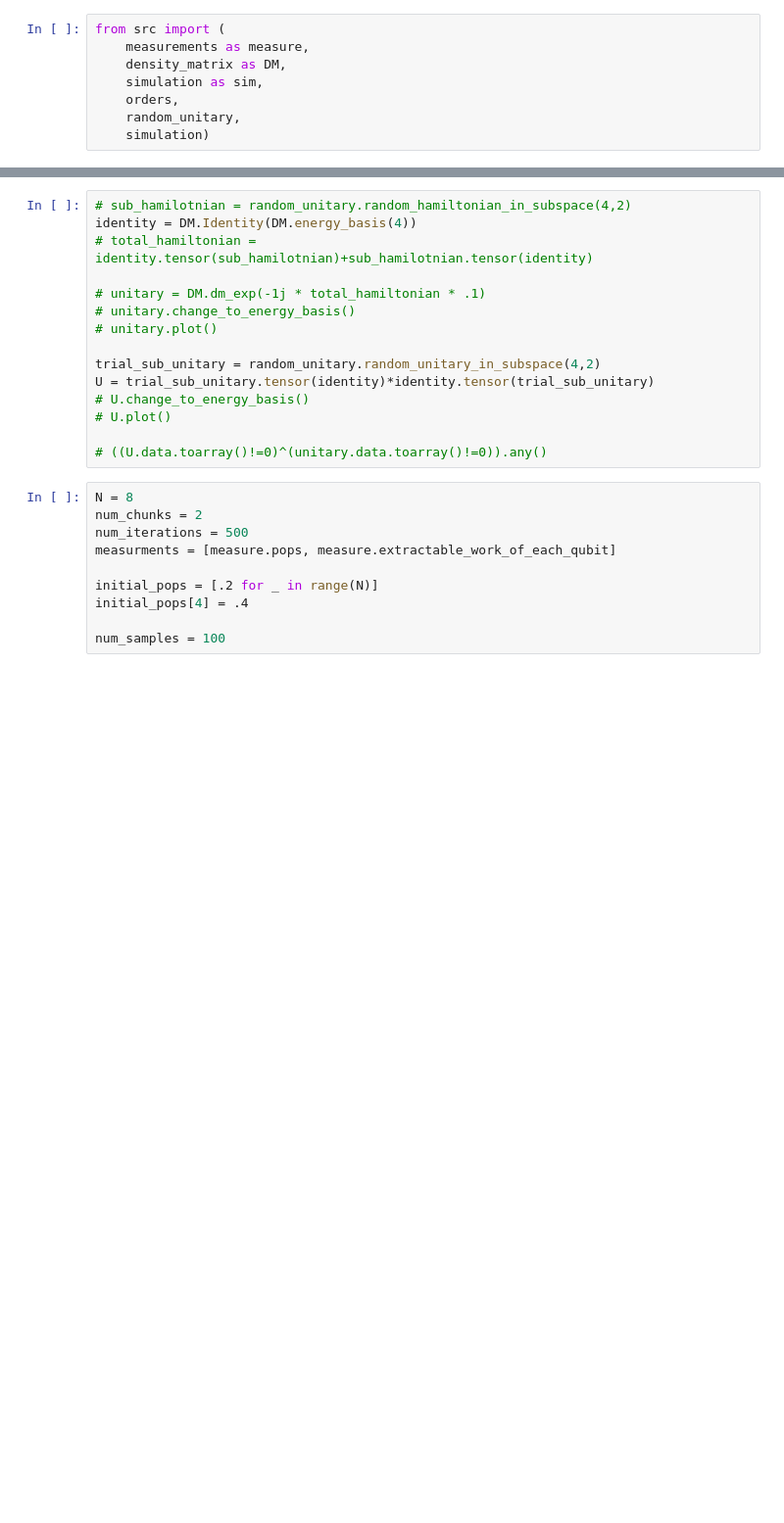
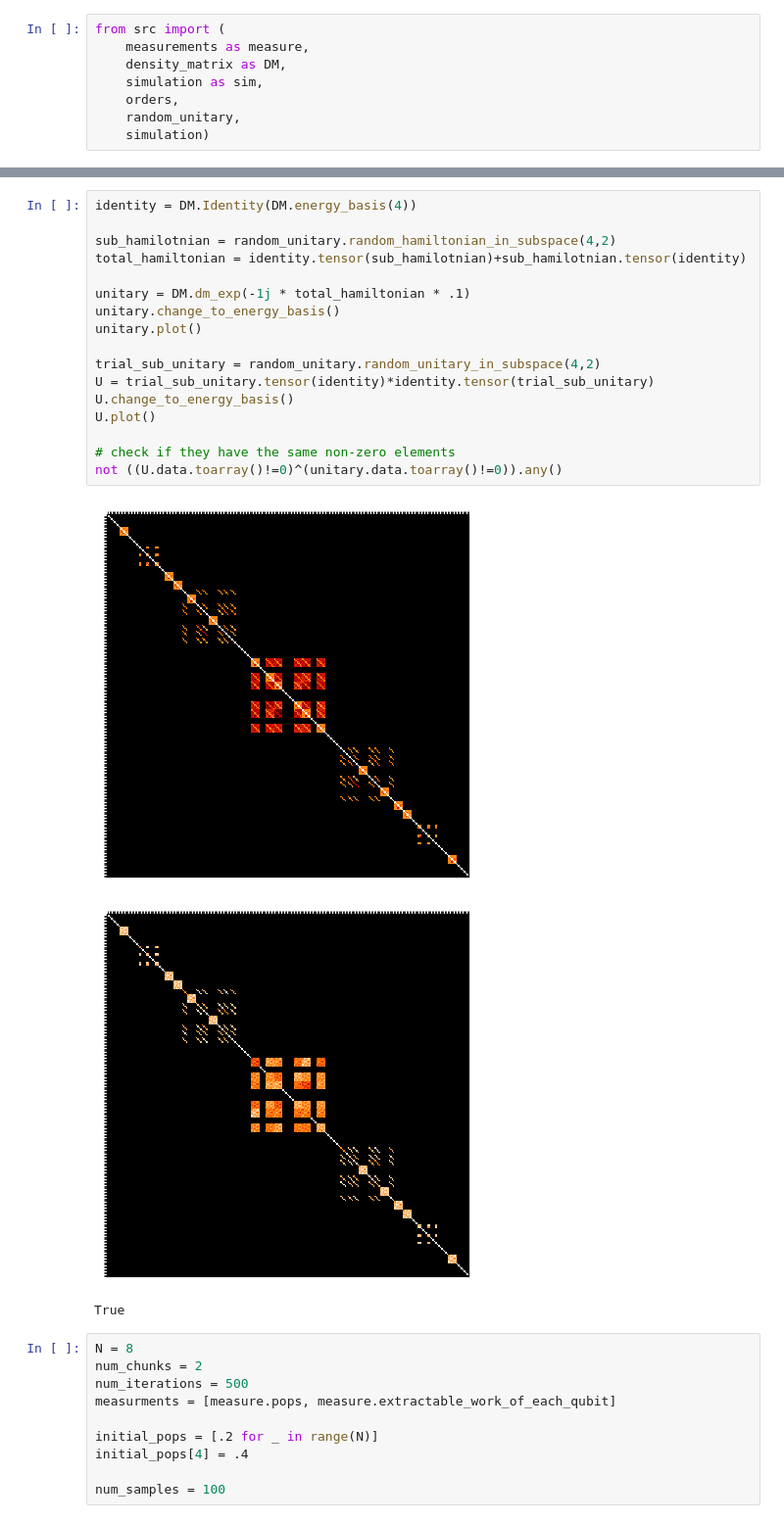
Before and after one commit to jacksonhenry3/Qnibble, a Jupyter notebook: Notebooks/ComparingToPreviousPaper.ipynb, the cells around one changed output, grey strips where cells are left out. Shown at 98% size. Saved outputs shown, nothing was run; the diff lists cells and outputs as text; blank space fills up the shorter version.

```diff
--- a/Notebooks/ComparingToPreviousPaper.ipynb
+++ b/Notebooks/ComparingToPreviousPaper.ipynb
@@ -26,18 +28,24 @@ plt.imshow(np.real((-1j*sub_hamilotnian).data.toarray()))
 # %%
-# sub_hamilotnian = random_unitary.random_hamiltonian_in_subspace(4,2)
 identity = DM.Identity(DM.energy_basis(4))
-# total_hamiltonian = identity.tensor(sub_hamilotnian)+sub_hamilotnian.tensor(identity)
 
-# unitary = DM.dm_exp(-1j * total_hamiltonian * .1)
-# unitary.change_to_energy_basis()
-# unitary.plot()
+sub_hamilotnian = random_unitary.random_hamiltonian_in_subspace(4,2)
+total_hamiltonian = identity.tensor(sub_hamilotnian)+sub_hamilotnian.tensor(identity)
+
+unitary = DM.dm_exp(-1j * total_hamiltonian * .1)
+unitary.change_to_energy_basis()
+unitary.plot()
 
 trial_sub_unitary = random_unitary.random_unitary_in_subspace(4,2)
 U = trial_sub_unitary.tensor(identity)*identity.tensor(trial_sub_unitary)
-# U.change_to_energy_basis()
-# U.plot()
+U.change_to_energy_basis()
+U.plot()
 
-# ((U.data.toarray()!=0)^(unitary.data.toarray()!=0)).any()
+# check if they have the same non-zero elements
+not ((U.data.toarray()!=0)^(unitary.data.toarray()!=0)).any()
+# %% [output]
+[figure, added]
+[figure, added]
+True
 # %%
 N = 8
 num_chunks = 2
```
Also changed, not shown: parts of 3 cells of this notebook.
